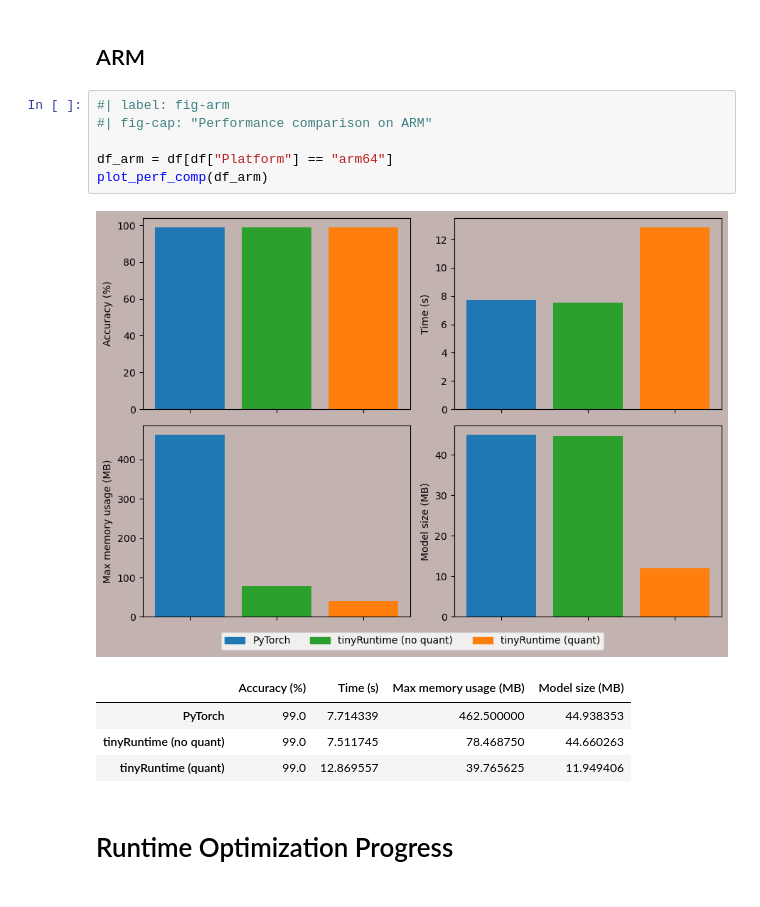
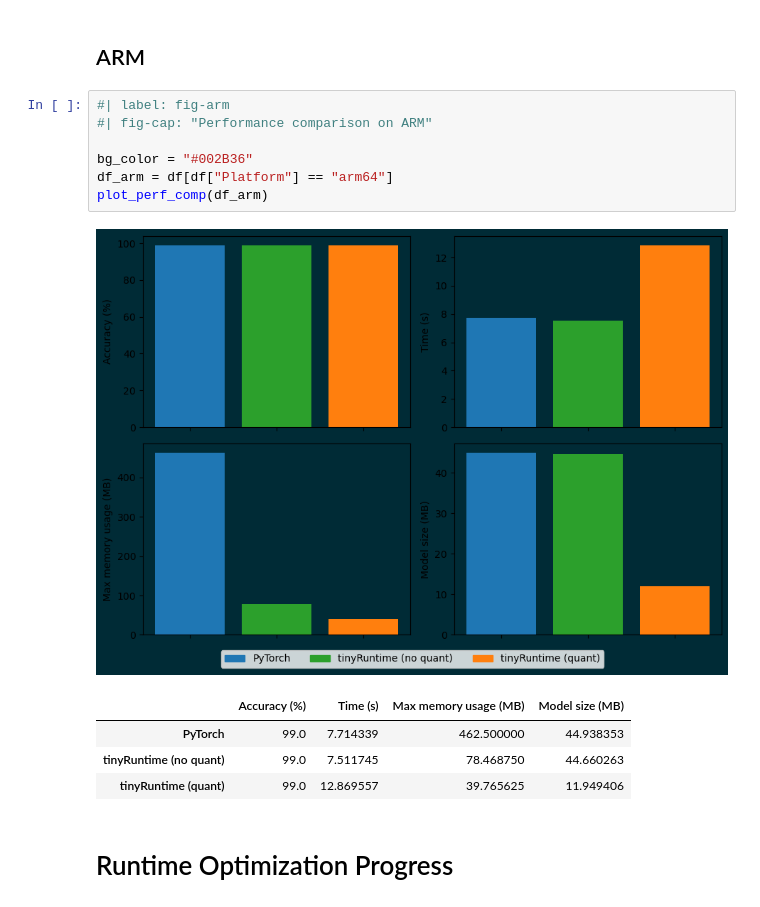
Before and after one commit to harukadoyu/njtest, a Jupyter notebook: hello.ipynb, the cells around one changed output. Cells and saved outputs as stored; diff of their text form.

```diff
--- a/hello.ipynb
+++ b/hello.ipynb
@@ -88,11 +88,12 @@ plot_perf_comp(df_x86)
 # %%
 #| label: fig-arm
 #| fig-cap: "Performance comparison on ARM"
 
+bg_color = "#002B36"
 df_arm = df[df["Platform"] == "arm64"]
 plot_perf_comp(df_arm)
 # %% [output]
-[figure, old version]
+[figure, new version]
 |  | Accuracy (%) | Time (s) | Max memory usage (MB) | Model size (MB) |
 | PyTorch | 99.0 | 7.714339 | 462.500000 | 44.938353 |
 | tinyRuntime (no quant) | 99.0 | 7.511745 | 78.468750 | 44.660263 |
```
